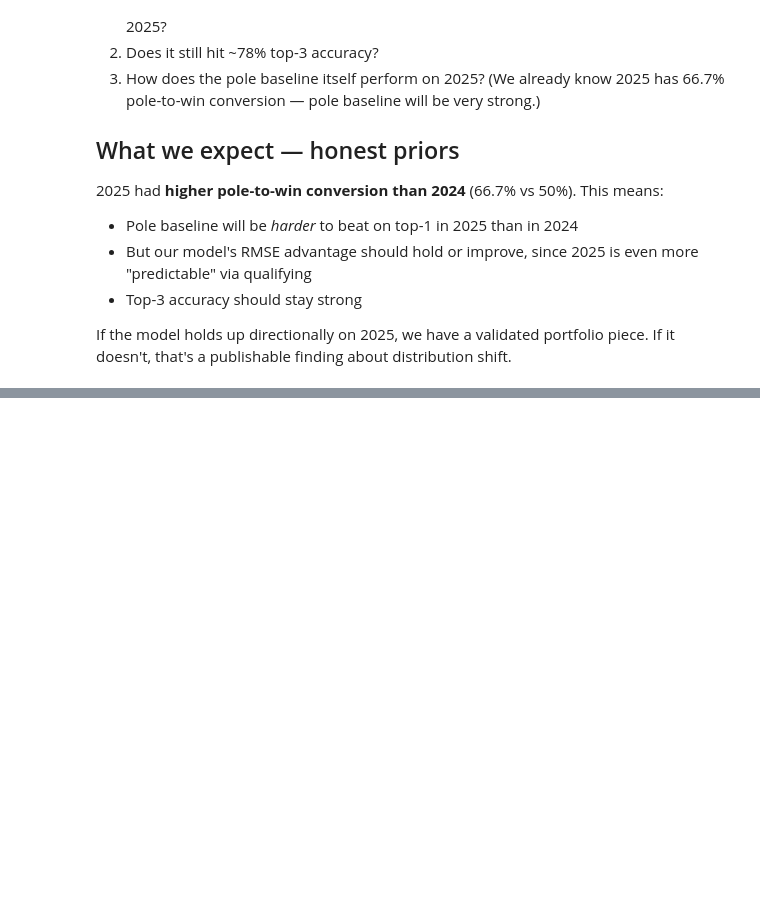
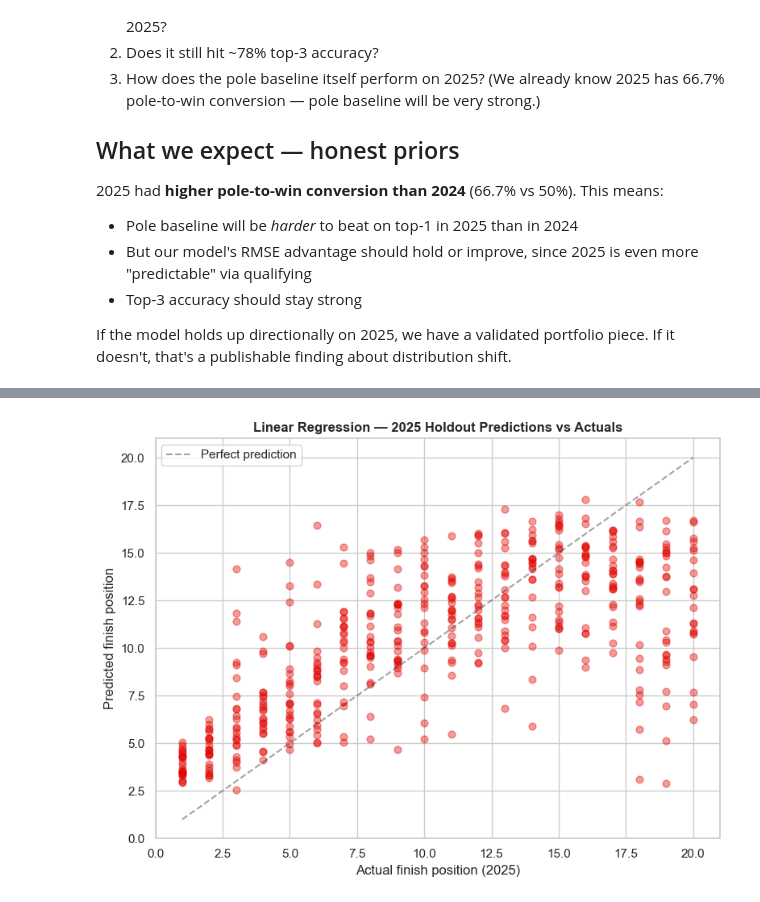
Before and after one commit to Om-Ravindra-Patil/F1-Race-Predictor, a Jupyter notebook: notebooks/05_validation_2025.ipynb, the cells around one changed output, grey strips where cells are left out. Drawn from its saved outputs; the diff is of its cells as text; code cells hidden in the pictures; blank space fills up the shorter version.

```diff
--- a/notebooks/05_validation_2025.ipynb
+++ b/notebooks/05_validation_2025.ipynb
@@ -56,0 +257,14 @@ print(f"Project root: {PROJECT_ROOT}")
+# %%
+fig, ax = plt.subplots(figsize=(8, 6))
+ax.scatter(y_test, y_pred_lr_2025, alpha=0.4, s=40, color="#E10600")
+ax.plot([1, 20], [1, 20], "k--", alpha=0.4, label="Perfect prediction")
+ax.set_xlabel("Actual finish position (2025)")
+ax.set_ylabel("Predicted finish position")
+ax.set_title("Linear Regression — 2025 Holdout Predictions vs Actuals", fontsize=12, fontweight="bold")
+ax.set_xlim(0, 21); ax.set_ylim(0, 21)
+ax.legend()
+plt.tight_layout()
+plt.savefig(PROJECT_ROOT / "notebooks" / "chart_2025_predictions.png", dpi=120, bbox_inches="tight")
+plt.show()
+# %% [output]
+[figure, added]
```
Also changed, not shown: parts of 6 cells of this notebook, 1 other file.
